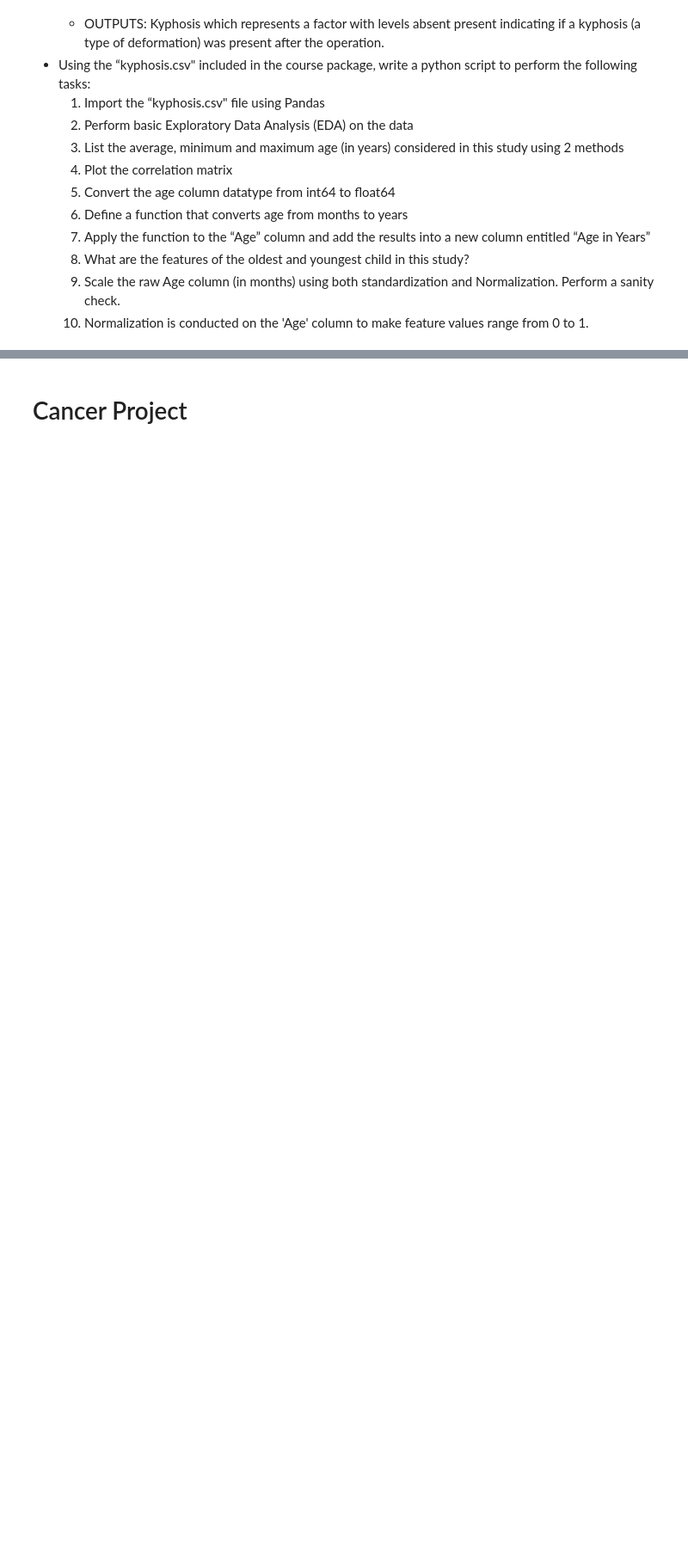
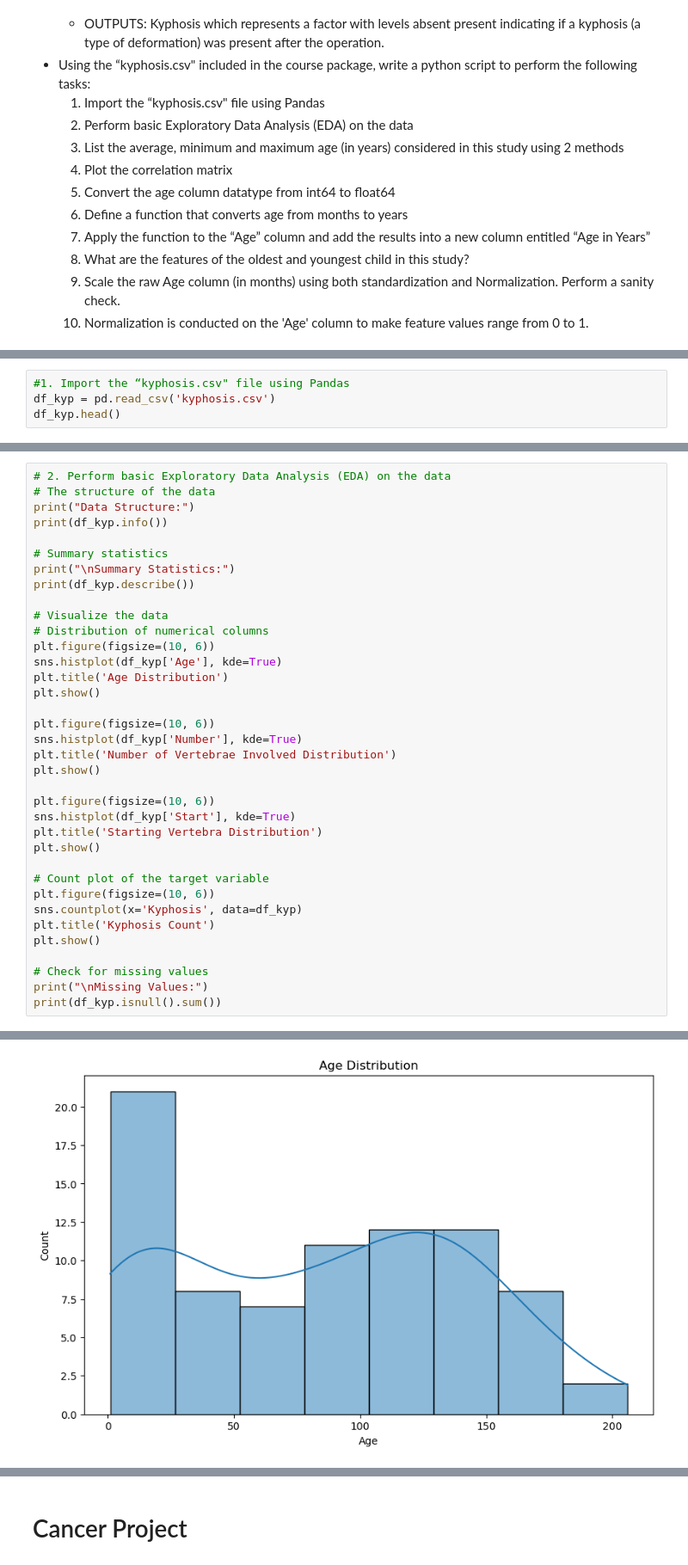
Before and after one commit to easgarli/datascience_bootcamp, a Jupyter notebook: Data Module Projects-2024-july/EDA Project/EDA Project_Elnur_Asgarli.ipynb, the cells around one changed output, grey strips where cells are left out. Shown at 86% size. Saved outputs shown, nothing was run; the diff lists cells and outputs as text; blank space fills up the shorter version.

```diff
--- a/Data Module Projects-2024-july/EDA Project/EDA Project_Elnur_Asgarli.ipynb
+++ b/Data Module Projects-2024-july/EDA Project/EDA Project_Elnur_Asgarli.ipynb
@@ -751,0 +812,4 @@ plt.show()
+# %%
+#1. Import the “kyphosis.csv" file using Pandas
+df_kyp = pd.read_csv('kyphosis.csv')
+df_kyp.head()
@@ -751,0 +823,37 @@ plt.show()
+# %%
+# 2. Perform basic Exploratory Data Analysis (EDA) on the data
+# The structure of the data
+print("Data Structure:")
+print(df_kyp.info())
+
+# Summary statistics
+print("\nSummary Statistics:")
+print(df_kyp.describe())
+
+# Visualize the data
+# Distribution of numerical columns
+plt.figure(figsize=(10, 6))
+sns.histplot(df_kyp['Age'], kde=True)
+plt.title('Age Distribution')
+plt.show()
+
+plt.figure(figsize=(10, 6))
+sns.histplot(df_kyp['Number'], kde=True)
+plt.title('Number of Vertebrae Involved Distribution')
+plt.show()
+
+plt.figure(figsize=(10, 6))
+sns.histplot(df_kyp['Start'], kde=True)
+plt.title('Starting Vertebra Distribution')
+plt.show()
+
+# Count plot of the target variable
+plt.figure(figsize=(10, 6))
+sns.countplot(x='Kyphosis', data=df_kyp)
+plt.title('Kyphosis Count')
+plt.show()
+
+# Check for missing values
+print("\nMissing Values:")
+print(df_kyp.isnull().sum())
+# %% [output]
@@ -751,0 +877 @@ plt.show()
+[figure, added]
```
Also changed, not shown: parts of 31 cells of this notebook.
